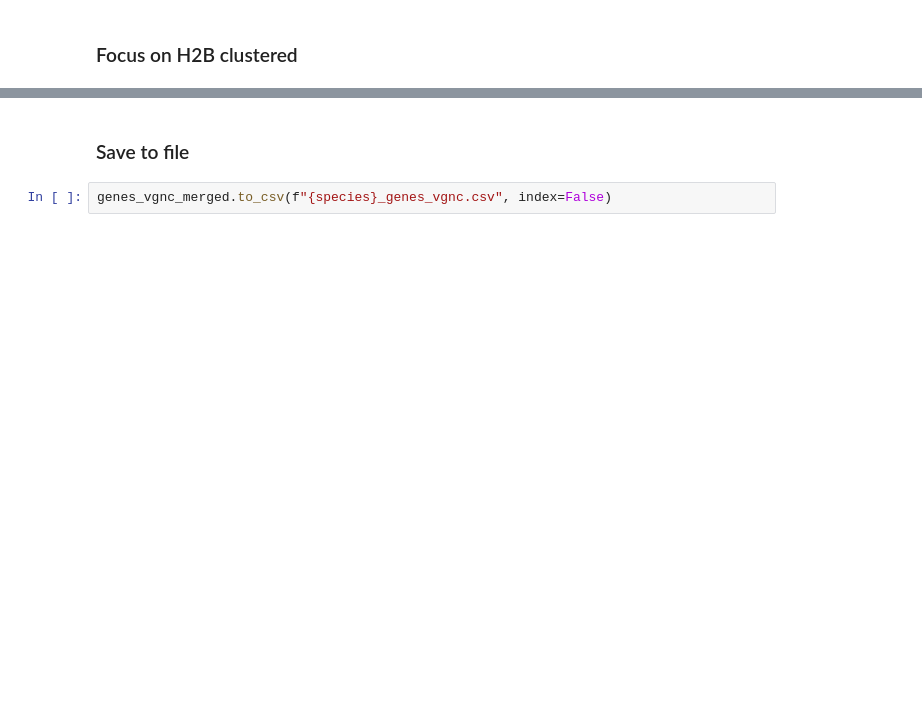
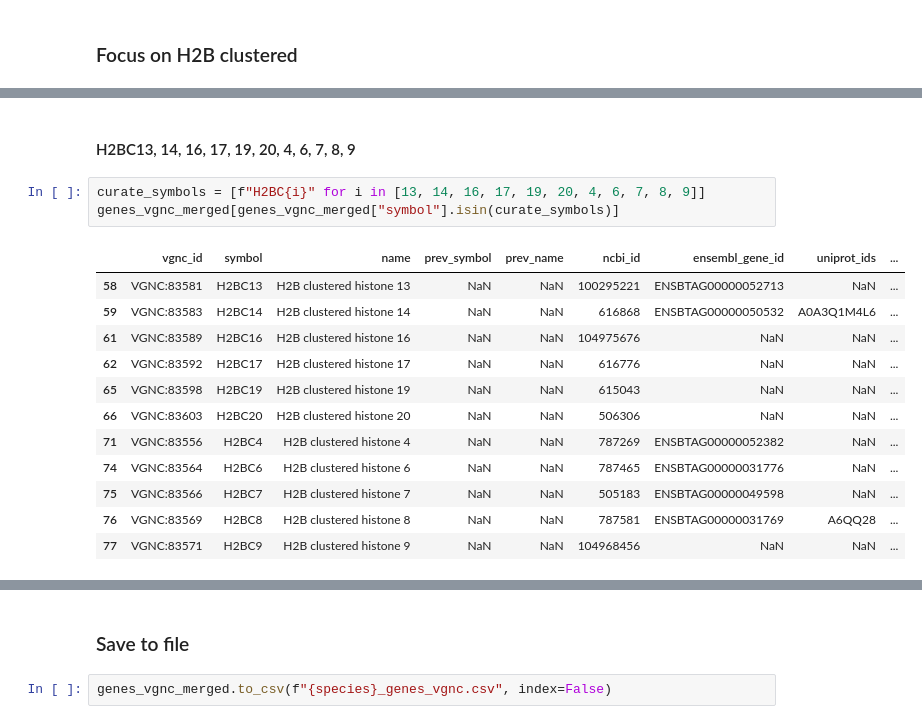
Before and after one commit to intbio/histonedb, a Jupyter notebook: CURATED_SET/mammalia_genes/Cattle_genes.ipynb, the cells around one changed output, grey strips where cells are left out. Drawn from its saved outputs; the diff is of its cells as text; blank space fills up the shorter version.

```diff
--- a/CURATED_SET/mammalia_genes/Cattle_genes.ipynb
+++ b/CURATED_SET/mammalia_genes/Cattle_genes.ipynb
@@ -1014,0 +978,18 @@ genes_vgnc_merged[genes_vgnc_merged["symbol"].isin(["H2BC6"])]
+# %% [markdown]
+#### H2BC13, 14, 16, 17, 19, 20, 4, 6, 7, 8, 9
+# %%
+curate_symbols = [f"H2BC{i}" for i in [13, 14, 16, 17, 19, 20, 4, 6, 7, 8, 9]]
+genes_vgnc_merged[genes_vgnc_merged["symbol"].isin(curate_symbols)]
+# %% [output]
+|  | vgnc_id | symbol | name | prev_symbol | prev_name | ncbi_id | ensembl_gene_id | uniprot_ids | ... |
+| 58 | VGNC:83581 | H2BC13 | H2B clustered histone 13 | NaN | NaN | 100295221 | ENSBTAG00000052713 | NaN | ... |
+| 59 | VGNC:83583 | H2BC14 | H2B clustered histone 14 | NaN | NaN | 616868 | ENSBTAG00000050532 | A0A3Q1M4L6 | ... |
+| 61 | VGNC:83589 | H2BC16 | H2B clustered histone 16 | NaN | NaN | 104975676 | NaN | NaN | ... |
+| 62 | VGNC:83592 | H2BC17 | H2B clustered histone 17 | NaN | NaN | 616776 | NaN | NaN | ... |
+| 65 | VGNC:83598 | H2BC19 | H2B clustered histone 19 | NaN | NaN | 615043 | NaN | NaN | ... |
+| 66 | VGNC:83603 | H2BC20 | H2B clustered histone 20 | NaN | NaN | 506306 | NaN | NaN | ... |
+| 71 | VGNC:83556 | H2BC4 | H2B clustered histone 4 | NaN | NaN | 787269 | ENSBTAG00000052382 | NaN | ... |
+| 74 | VGNC:83564 | H2BC6 | H2B clustered histone 6 | NaN | NaN | 787465 | ENSBTAG00000031776 | NaN | ... |
+| 75 | VGNC:83566 | H2BC7 | H2B clustered histone 7 | NaN | NaN | 505183 | ENSBTAG00000049598 | NaN | ... |
+| 76 | VGNC:83569 | H2BC8 | H2B clustered histone 8 | NaN | NaN | 787581 | ENSBTAG00000031769 | A6QQ28 | ... |
+| 77 | VGNC:83571 | H2BC9 | H2B clustered histone 9 | NaN | NaN | 104968456 | NaN | NaN | ... |
```
Also changed, not shown: parts of 184 cells of this notebook, 4 other files.
